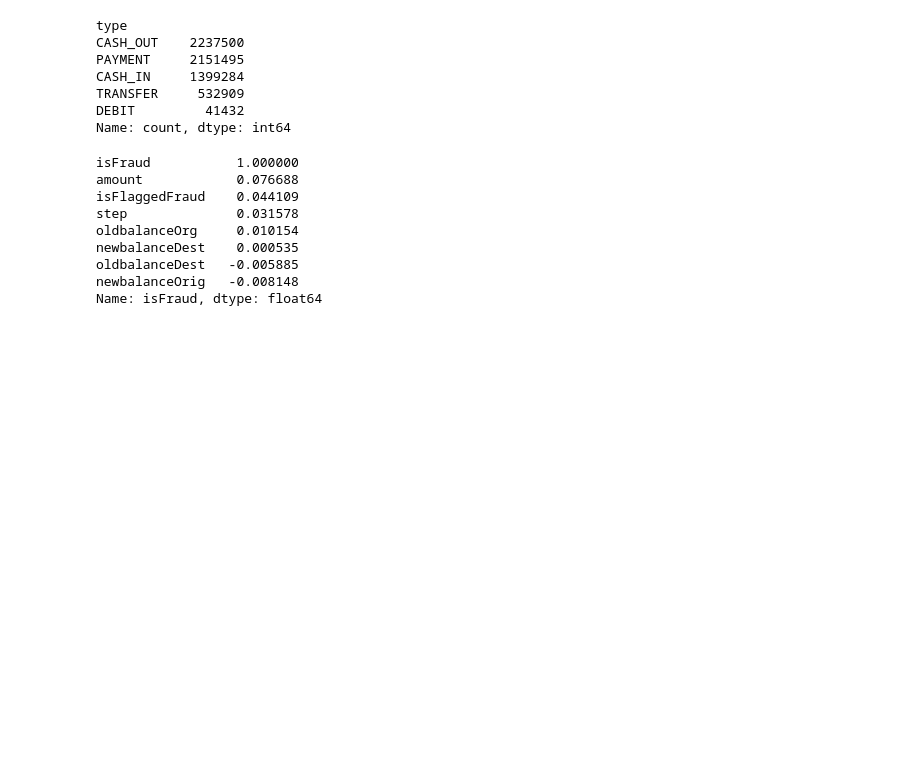
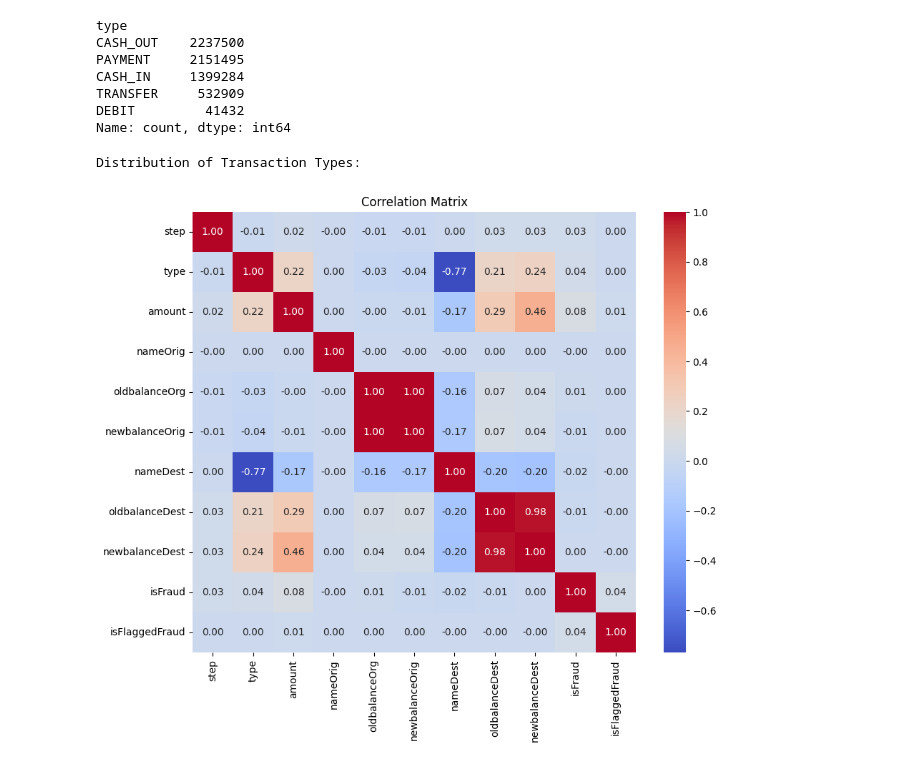
Before and after one commit to aminebc2/fraude, a Jupyter notebook: Machine Learning/Fraud_Detection_Model.ipynb, the cells around one changed output. Drawn from its saved outputs; the diff is of its cells as text; code cells hidden in the pictures; blank space fills up the shorter version.

```diff
--- a/Machine Learning/Fraud_Detection_Model.ipynb
+++ b/Machine Learning/Fraud_Detection_Model.ipynb
@@ -63,27 +95,18 @@ TRANSFER     532909
 DEBIT         41432
 Name: count, dtype: int64
 # %%
-type = data["type"].value_counts()
-transactions = type.index
-quantity = type.values
+# Exploratory Data Analysis (EDA)
+## Visualizing the distribution of transaction types
+type_counts = data['type'].value_counts()
+transactions = type_counts.index
+quantity = type_counts.values
 
-import plotly.express as px
+print("\nDistribution of Transaction Types:")
 figure = px.pie(data,
-             values=quantity,
-             names=transactions,hole = 0.5,
-             title="Distribution of Transaction Type")
+                values=quantity,
+                names=transactions,
+                hole=0.5,
+                title="Distribution of Transaction Types")
 figure.show()
+# %% [output]
+Distribution of Transaction Types:
-# %%
-# Checking correlation
-correlation = data.corr()
-print(correlation["isFraud"].sort_values(ascending=False))
-# %% [output]
-isFraud           1.000000
-amount            0.076688
-isFlaggedFraud    0.044109
-step              0.031578
-oldbalanceOrg     0.010154
-newbalanceDest    0.000535
-oldbalanceDest   -0.005885
-newbalanceOrig   -0.008148
-Name: isFraud, dtype: float64
@@ -89,0 +134,23 @@ Name: isFraud, dtype: float64
+# %%
+from sklearn.preprocessing import LabelEncoder
+# Create a label encoder object
+label_encoder = LabelEncoder()
+
+# Iterate over each column in the DataFrame
+for column in data.columns:
+    # Check if the column data type is object (string)
+    if data[column].dtype == 'object':
+        # Use label encoder to convert the string values to numerical values
+        data[column] = label_encoder.fit_transform(data[column])
+
+# Calculate the correlation matrix
+correlation = data.corr()
+
+# Plot the correlation matrix
+correlation = data.corr()
+plt.figure(figsize=(10, 8))
+sns.heatmap(correlation, annot=True, cmap="coolwarm", fmt=".2f")
+plt.title("Correlation Matrix")
+plt.show()
+# %% [output]
+[figure, added]
```
Also changed, not shown: parts of 30 cells of this notebook, 4 other files.
